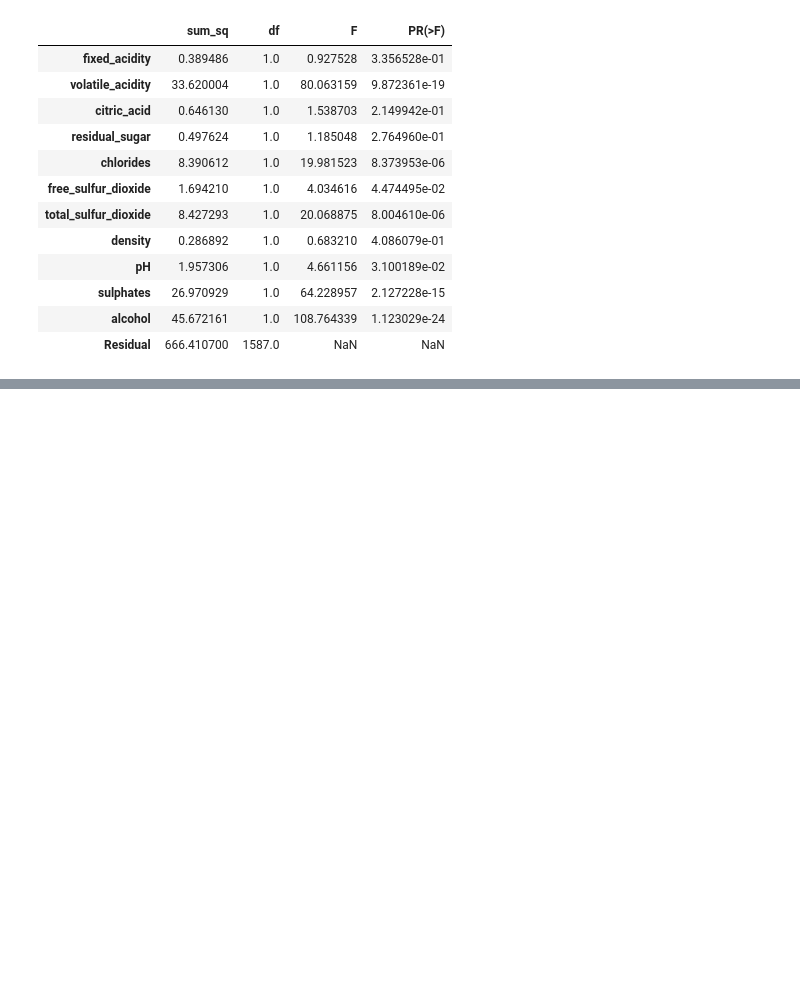
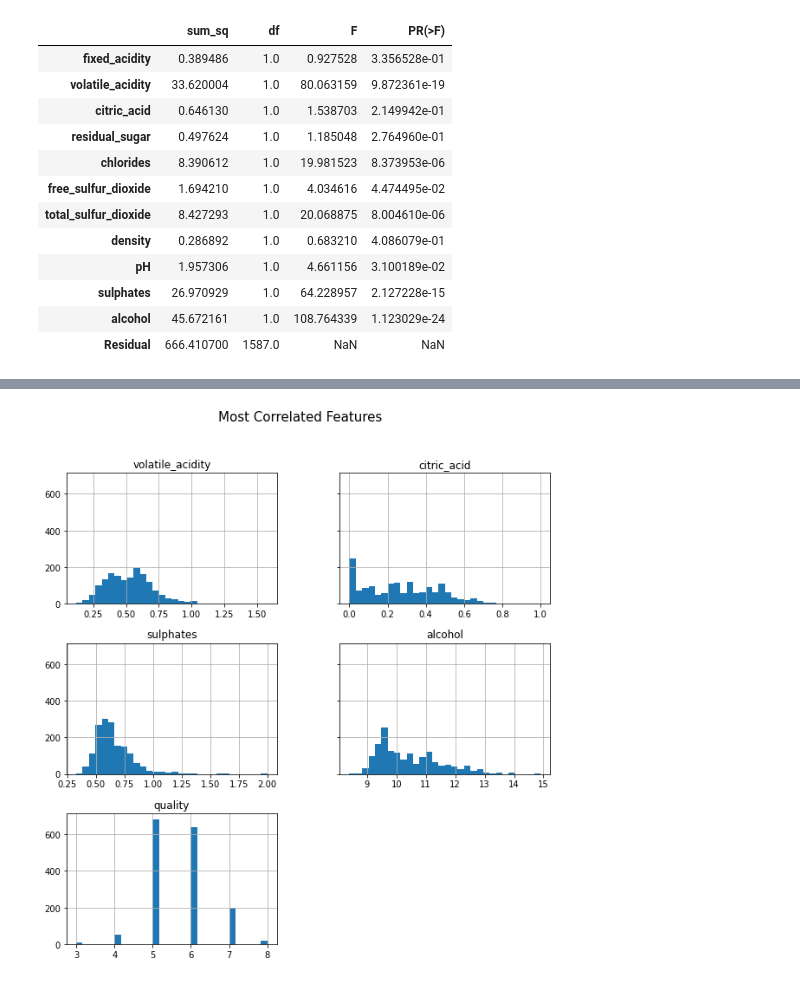
Before and after one commit to ollin23/DSC611, a Jupyter notebook: week2/Week 2.ipynb, the cells around one changed output, grey strips where cells are left out. Saved outputs shown, nothing was run; the diff lists cells and outputs as text; code cells hidden in the pictures; blank space fills up the shorter version.

```diff
--- a/week2/Week 2.ipynb
+++ b/week2/Week 2.ipynb
@@ -338,0 +235,4 @@ sns.pairplot(data=data_cor)
+# %%
+high_correlates = list(qual_corr[qual_corr.apply(lambda x: abs(x) > 0.2)].index)
+# %%
+df = data[high_correlates]
@@ -338,0 +260,6 @@ sns.pairplot(data=data_cor)
+# %%
+df.hist(bins=30, sharey=True, figsize=(10,10))
+plt.suptitle("Most Correlated Features", size=15)
+plt.show()
+# %% [output]
+[figure, added]
```
Also changed, not shown: parts of 52 cells of this notebook, 5 other files.
